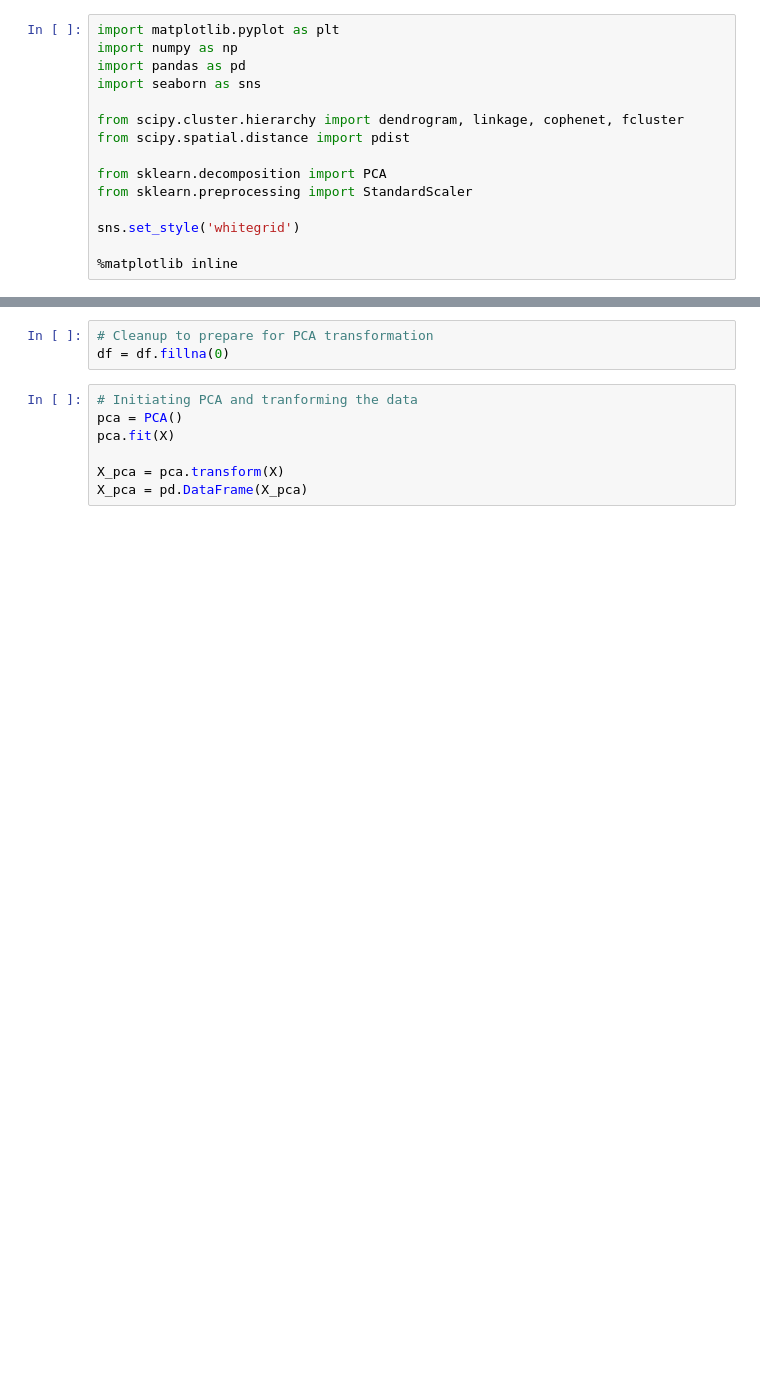
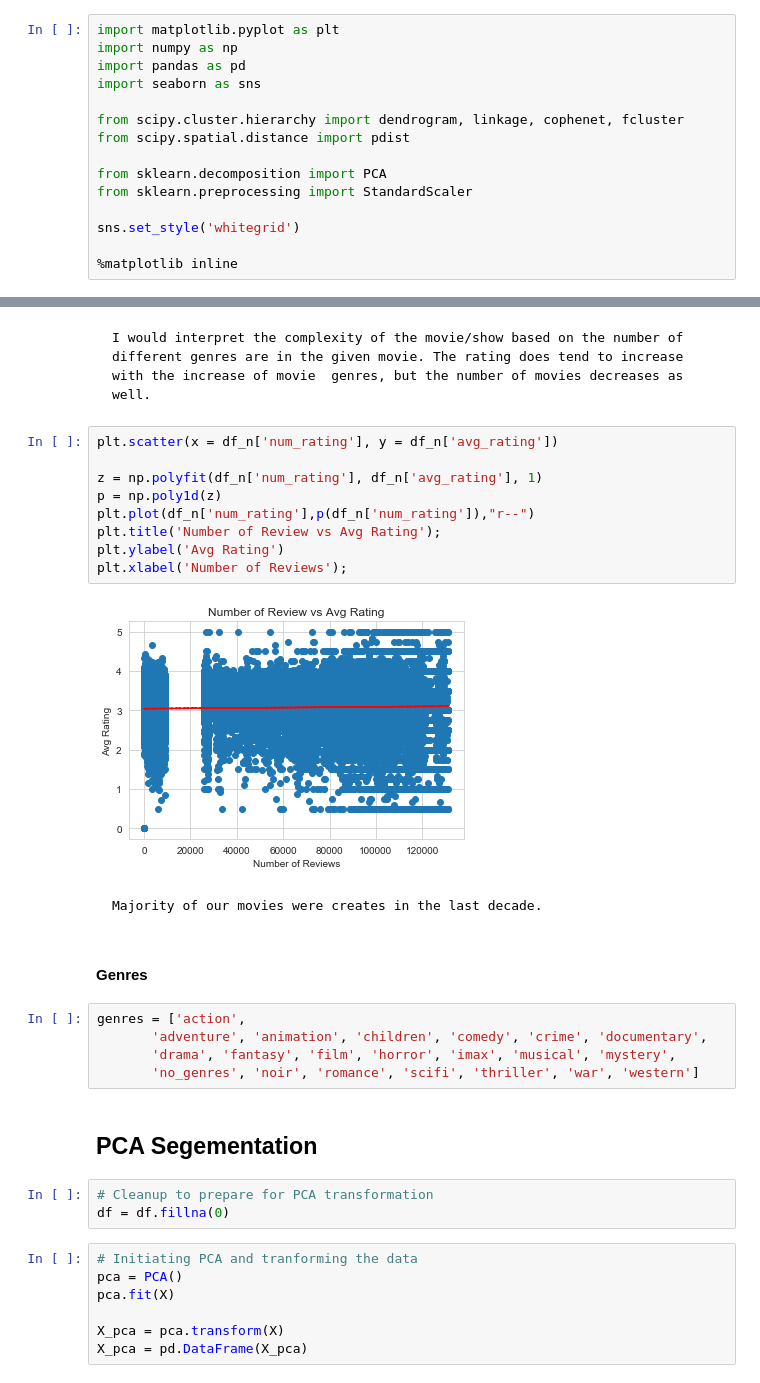
Before and after one commit to dpavlov3/Movie-Recommender-Segementation, a Jupyter notebook: Part 3 - Content Based Recommender - Segmentation.ipynb, the cells around one changed output, grey strips where cells are left out. Drawn from its saved outputs; the diff is of its cells as text; blank space fills up the shorter version.

```diff
--- a/Part 3 - Content Based Recommender - Segmentation.ipynb
+++ b/Part 3 - Content Based Recommender - Segmentation.ipynb
@@ -30,3 +176,27 @@ df.head()
+# %% [markdown]
+    I would interpret the complexity of the movie/show based on the number of different genres are in the given movie. The rating does tend to increase with the increase of movie  genres, but the number of movies decreases as well.
+# %%
+plt.scatter(x = df_n['num_rating'], y = df_n['avg_rating'])
+
+z = np.polyfit(df_n['num_rating'], df_n['avg_rating'], 1)
+p = np.poly1d(z)
+plt.plot(df_n['num_rating'],p(df_n['num_rating']),"r--")
+plt.title('Number of Review vs Avg Rating');
+plt.ylabel('Avg Rating')
+plt.xlabel('Number of Reviews');
+# %% [output]
+[figure, added]
+# %% [markdown]
+    Majority of our movies were creates in the last decade.
+# %% [markdown]
+#### Genres
+# %%
+genres = ['action',
+       'adventure', 'animation', 'children', 'comedy', 'crime', 'documentary',
+       'drama', 'fantasy', 'film', 'horror', 'imax', 'musical', 'mystery',
+       'no_genres', 'noir', 'romance', 'scifi', 'thriller', 'war', 'western']
+# %% [markdown]
+## PCA Segementation
 # %%
 # Cleanup to prepare for PCA transformation
 df = df.fillna(0)
```
Also changed, not shown: parts of 21 cells of this notebook, 2 other files.
